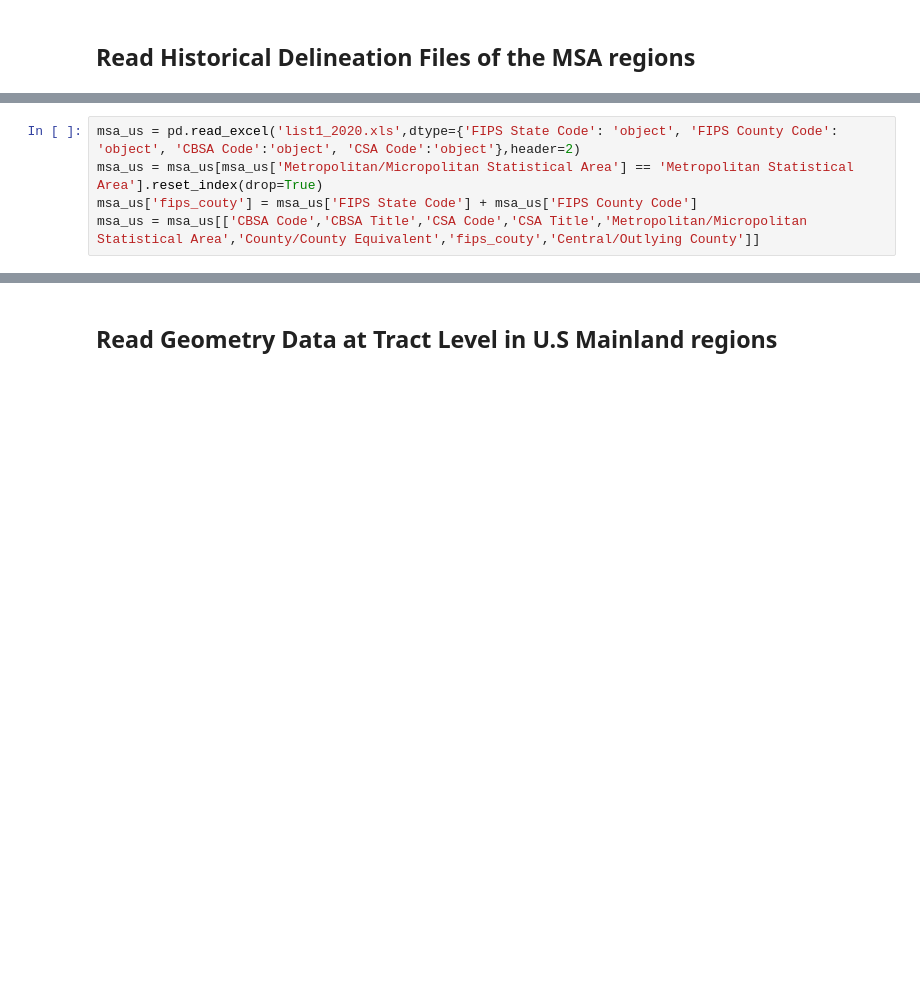
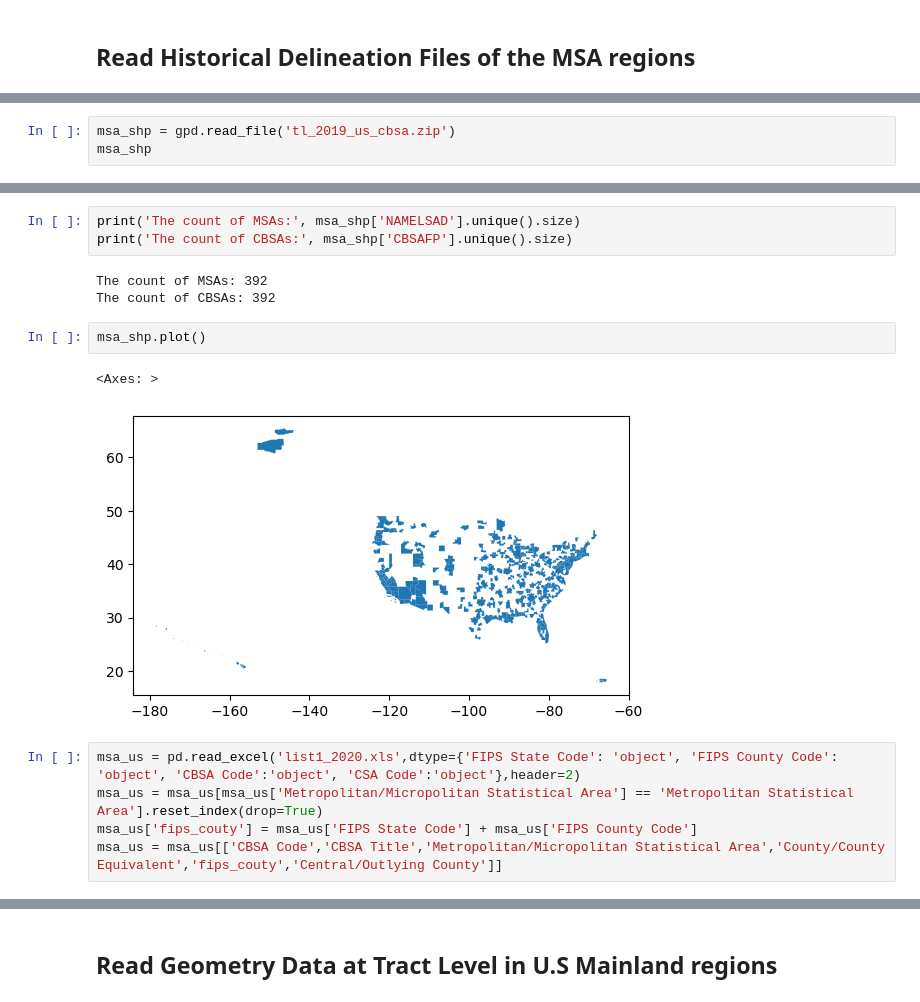
Before and after one commit to HOUPU1993/Polymetric-and-Monometric-analysis, a Jupyter notebook: Polymetric and Monometric analysis.ipynb, the cells around one changed output, grey strips where cells are left out. Cells and saved outputs as stored; diff of their text form; blank space fills up the shorter version.

```diff
--- a/Polymetric and Monometric analysis.ipynb
+++ b/Polymetric and Monometric analysis.ipynb
@@ -17,0 +30,3 @@ pd.set_option('display.float_format', '{:.2f}'.format)
+# %%
+msa_shp = gpd.read_file('tl_2019_us_cbsa.zip')
+msa_shp
@@ -18,5 +47,16 @@ pd.set_option('display.float_format', '{:.2f}'.format)
+# %%
+print('The count of MSAs:', msa_shp['NAMELSAD'].unique().size)
+print('The count of CBSAs:', msa_shp['CBSAFP'].unique().size)
+# %% [output]
+The count of MSAs: 392
+The count of CBSAs: 392
+# %%
+msa_shp.plot()
+# %% [output]
+<Axes: >
+[figure, added]
 # %%
 msa_us = pd.read_excel('list1_2020.xls',dtype={'FIPS State Code': 'object', 'FIPS County Code': 'object', 'CBSA Code':'object', 'CSA Code':'object'},header=2)
 msa_us = msa_us[msa_us['Metropolitan/Micropolitan Statistical Area'] == 'Metropolitan Statistical Area'].reset_index(drop=True)
 msa_us['fips_couty'] = msa_us['FIPS State Code'] + msa_us['FIPS County Code']
-msa_us = msa_us[['CBSA Code','CBSA Title','CSA Code','CSA Title','Metropolitan/Micropolitan Statistical Area','County/County Equivalent','fips_couty','Central/Outlying County']]
+msa_us = msa_us[['CBSA Code','CBSA Title','Metropolitan/Micropolitan Statistical Area','County/County Equivalent','fips_couty','Central/Outlying County']]
```
Also changed, not shown: parts of 30 cells of this notebook, 1 other file.
